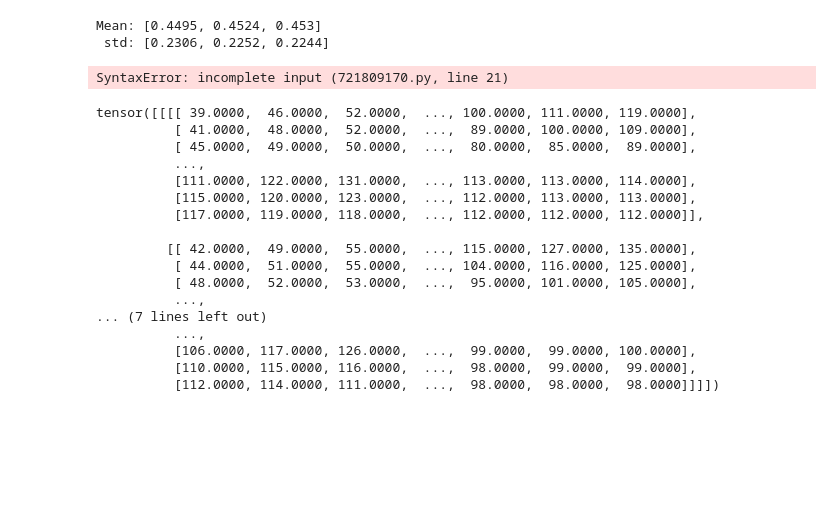
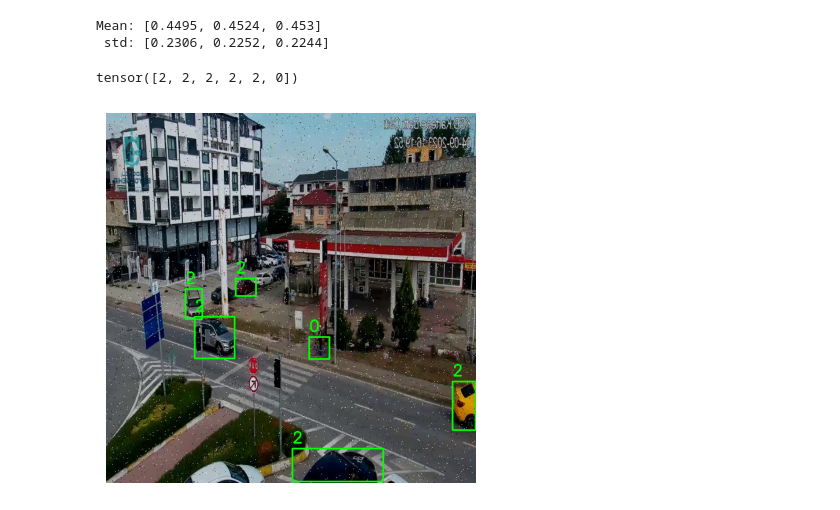
Before and after one commit to amaraljt/carvision, a Jupyter notebook: notebooks/bigger_test.ipynb, the cells around one changed output. Saved outputs shown, nothing was run; the diff lists cells and outputs as text; code cells hidden in the pictures; blank space fills up the shorter version.

Commit message:
correctly displays images and bounding boxes from dataloader

```diff
--- a/notebooks/bigger_test.ipynb
+++ b/notebooks/bigger_test.ipynb
@@ -120,7 +120,7 @@ data_transform = transforms.Compose([
     transforms.Normalize(mean=calc_mean, std=calc_std)])
 
 train_dataset = VtecDataset(train_img_dir, train_label_dir, transform=data_transform)
-train_dataloader = DataLoader(train_dataset, 4, collate_fn=collate_fn, shuffle=True)
+train_dataloader = DataLoader(train_dataset, batch_size=4, collate_fn=collate_fn, shuffle=True)
 # %%
 train_features, train_labels = next(iter(train_dataloader))
 # %%
@@ -189,32 +185,8 @@ print(f"Mean: {calc_mean}\n std: {calc_std}")
 # %% [output]
 Mean: [0.4495, 0.4524, 0.453]
  std: [0.2306, 0.2252, 0.2244]
-# %%
-def unnormalize(image_tensor, mean, std):
-    """Unnormalize image tensor to [0,255] pixel values"""
-    mean = torch.tensor(mean)
-    std = torch.tensor(std)
-
-    unnormalized_image = image_tensor * std.view(1, 3, 1, 1) + mean.view(1, 3, 1, 1)
-    unnormalized_image *= 255
-    return unnormalized_image
-
-def draw_boxes():
-    """Draws bounding boxes onto image"""
-
-
-def display_img(image_tensor):
-    """Displays image tensor in notebook"""
-    unnormalized_image = unnormalize(image_tensor, calc_mean, calc_std)
-    unnormalized_image = image_tensor.permute(1, 2, 0)
-
-    unnormalized_image = torch.clamp(unnormalized_image, 0, 1)
-    unnormalized_image = unnormalized_image.numpy()
-
-    # draw_boxes
-
-    plt.imshow(unnormalized_image)
-    plt.axis('off')
-    plt.show()
-# %% [output]
-SyntaxError: incomplete input (721809170.py, line 21)
+# %%
+train_labels['boxes'][0]
+train_labels['labels'][0]
+# %% [output]
+tensor([2, 2, 2, 2, 2, 0])
@@ -221,21 +243,4 @@ SyntaxError: incomplete input (721809170.py, line 21)
 # %%
-unnorm_tens = unnormalize(train_features[0], calc_mean, calc_std)
-unnorm_tens
+display_img(train_features[0], train_labels, calc_mean, calc_std)
 # %% [output]
-tensor([[[[ 39.0000,  46.0000,  52.0000,  ..., 100.0000, 111.0000, 119.0000],
-          [ 41.0000,  48.0000,  52.0000,  ...,  89.0000, 100.0000, 109.0000],
-          [ 45.0000,  49.0000,  50.0000,  ...,  80.0000,  85.0000,  89.0000],
-          ...,
-          [111.0000, 122.0000, 131.0000,  ..., 113.0000, 113.0000, 114.0000],
-          [115.0000, 120.0000, 123.0000,  ..., 112.0000, 113.0000, 113.0000],
-          [117.0000, 119.0000, 118.0000,  ..., 112.0000, 112.0000, 112.0000]],
-
-         [[ 42.0000,  49.0000,  55.0000,  ..., 115.0000, 127.0000, 135.0000],
-          [ 44.0000,  51.0000,  55.0000,  ..., 104.0000, 116.0000, 125.0000],
-          [ 48.0000,  52.0000,  53.0000,  ...,  95.0000, 101.0000, 105.0000],
-          ...,
-... (7 lines left out)
-          ...,
-          [106.0000, 117.0000, 126.0000,  ...,  99.0000,  99.0000, 100.0000],
-          [110.0000, 115.0000, 116.0000,  ...,  98.0000,  99.0000,  99.0000],
-          [112.0000, 114.0000, 111.0000,  ...,  98.0000,  98.0000,  98.0000]]]])
+[figure, added]
```
Also changed, not shown: parts of 5 cells of this notebook.
